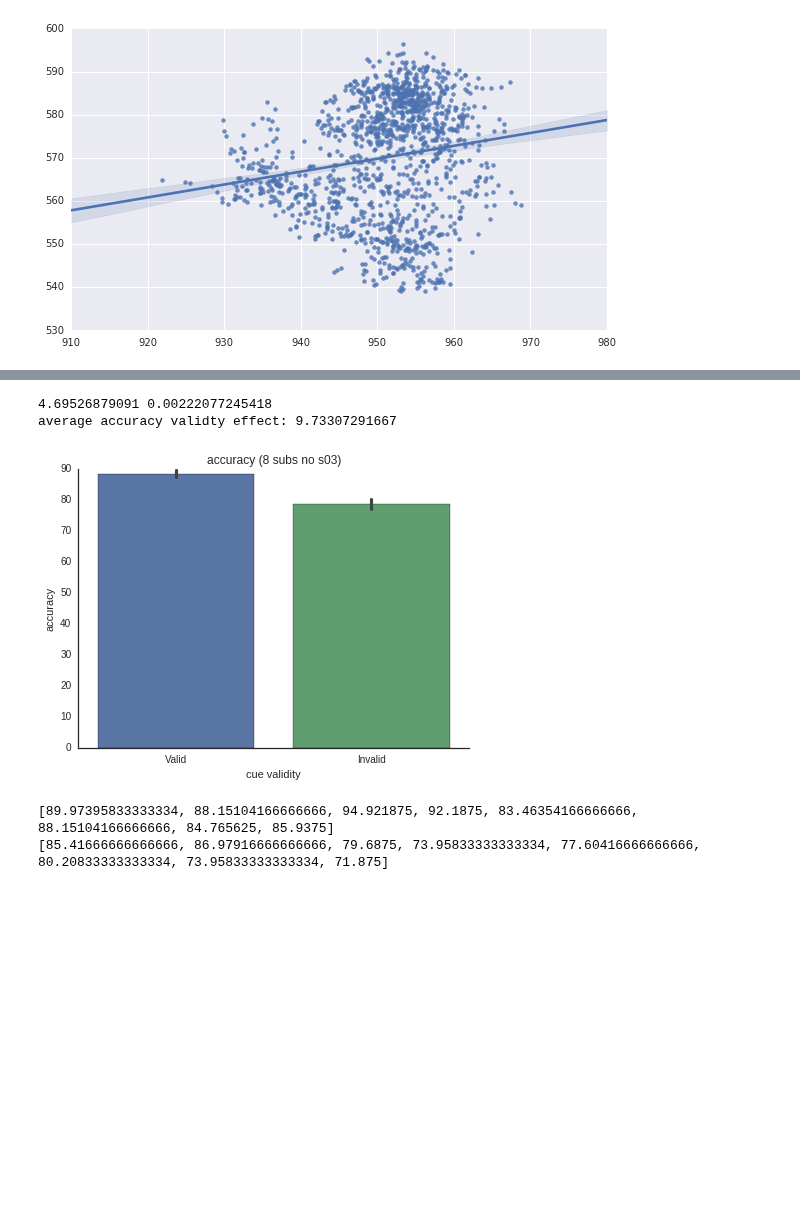
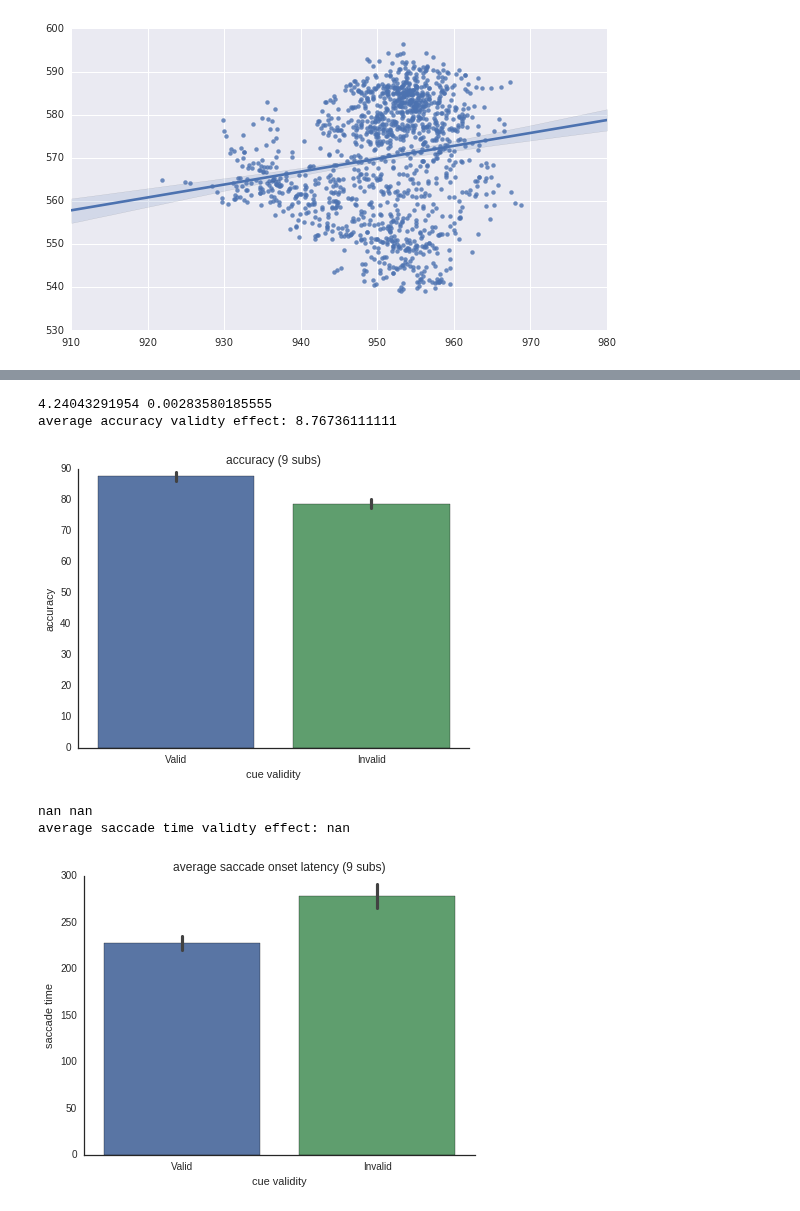
Before and after one commit to Nian-Jingqing/AttentionSaccade, a Jupyter notebook: AttentionSaccade_EyetrackerAnalysis.ipynb, the cells around one changed output, grey strips where cells are left out. Drawn from its saved outputs; the diff is of its cells as text; code cells hidden in the pictures; blank space fills up the shorter version.

```diff
--- a/AttentionSaccade_EyetrackerAnalysis.ipynb
+++ b/AttentionSaccade_EyetrackerAnalysis.ipynb
@@ -622,44 +582,18 @@ plotacc = pd.concat([accvaldf, accinvdf])
 plt.rcParams['figure.figsize'] = (7,5)
 
 statplot = sns.barplot(x=plotacc.Validity, y = plotacc.accuracy, ci = 68)
-statplot.set_title('accuracy (8 subs no s03)')
+statplot.set_title('accuracy (9 subs)')
 statplot.set_xlabel('cue validity')
 statplot.set_ylabel('accuracy')
 sns.despine()
-plt.savefig('./figures/barplot_meanAccuracy_8subs.png')
+plt.savefig('./figures/barplot_meanAccuracy_9subs.png')
 
 test = stats.ttest_rel(accval, accinv)
 print test.statistic, test.pvalue, '\n', 'average accuracy validty effect: %s' %np.mean(np.subtract(accval,accinv))
 # %% [output]
-4.69526879091 0.00222077245418
-average accuracy validty effect: 9.73307291667
+4.24043291954 0.00283580185555
+average accuracy validty effect: 8.76736111111
-[figure, old version]
+[figure, new version]
-# %%
-valids   = np.squeeze(np.array(valids))
-invalids = np.squeeze(np.array(invalids))
-id = sublist
-medianvaltimedf = pd.DataFrame(medianvaltime); medianvaltimedf['subid'] = id; medianvaltimedf['Validity'] = 'Valid'
-medianinvtimedf = pd.DataFrame(medianinvtime); medianinvtimedf['subid'] = id; medianinvtimedf['Validity'] = 'Invalid'
-medianvaltimedf.columns = ['ST', 'id', 'Validity']
-medianinvtimedf.columns = ['ST', 'id', 'Validity']
-plotting    = pd.concat([medianvaltimedf, medianinvtimedf]) #meanvaltime and meaninvtime still contain data
-
-# # # # # # # stats on saccade onset latency # # # # # # #
-plt.rcParams['figure.figsize']=(7,5)
-
-statplot = sns.barplot(x = plotting.Validity, y = plotting.ST, ci = 68)
-statplot.set_title('average saccade onset latency (8 subs, no s03)')
-statplot.set_xlabel('cue validity')
-statplot.set_ylabel('saccade time')
-sns.despine()
-plt.savefig('./figures/barplot_medianSaccadetime_9subs.png')
-
-
-test = stats.ttest_rel(medianvaltime, medianinvtime)
-print test.statistic, test.pvalue, '\n', 'average saccade time validty effect: %s' %np.mean(np.subtract(medianvaltime,medianinvtime))
-# %% [output]
-[89.97395833333334, 88.15104166666666, 94.921875, 92.1875, 83.46354166666666, 88.15104166666666, 84.765625, 85.9375]
-[85.41666666666666, 86.97916666666666, 79.6875, 73.95833333333334, 77.60416666666666, 80.20833333333334, 73.95833333333334, 71.875]
 # %%
 # this will need modifying slightly when the cell above is tweaked to allow for better/different selection of trials for analysis
 # e.g. sacval = [x for x in range(len(edat[isub])) if ..... and edat[isub][x]['behaviour']['CT_stable'] == 1] #only choose trials where fixation was maintained during the cue-target interval
@@ -697,34 +631,38 @@ for isub in range(len(edat)):
         valtrlz = [x for x in range(len(valtrls)) if np.isnan(valtrls[x])==False]
         invtrlz = [y for y in range(len(invtrls)) if np.isnan(invtrls[y])==False]
         for i in valtrlz:
             valtrials.append(valtrls[i])
         for i in invtrlz:
             invtrials.append(invtrls[i])
         medianvaltime.append(np.median(valtrials)); valids.append([valtrials])
         medianinvtime.append(np.median(invtrials)); invalids.append([invtrials])
 
 valids   = np.squeeze(np.array(valids))
 invalids = np.squeeze(np.array(invalids))
 id = sublist
 medianvaltimedf = pd.DataFrame(medianvaltime); medianvaltimedf['subid'] = id; medianvaltimedf['Validity'] = 'Valid'
 medianinvtimedf = pd.DataFrame(medianinvtime); medianinvtimedf['subid'] = id; medianinvtimedf['Validity'] = 'Invalid'
 medianvaltimedf.columns = ['ST', 'id', 'Validity']
 medianinvtimedf.columns = ['ST', 'id', 'Validity']
 plotting    = pd.concat([medianvaltimedf, medianinvtimedf]) #meanvaltime and meaninvtime still contain data
 
 # # # # # # # stats on saccade onset latency # # # # # # #
 plt.rcParams['figure.figsize']=(7,5)
 
 statplot = sns.barplot(x = plotting.Validity, y = plotting.ST, ci = 68)
-statplot.set_title('average saccade onset latency (8 subs, no s03)')
+statplot.set_title('average saccade onset latency (9 subs)')
 statplot.set_xlabel('cue validity')
 statplot.set_ylabel('saccade time')
 sns.despine()
 plt.savefig('./figures/barplot_medianSaccadetime_9subs.png')
 
 
 test = stats.ttest_rel(medianvaltime, medianinvtime)
 print test.statistic, test.pvalue, '\n', 'average saccade time validty effect: %s' %np.mean(np.subtract(medianvaltime,medianinvtime))
+# %% [output]
+nan nan
+average saccade time validty effect: nan
+[figure, added]
 # %%
 # plot figure showing individual subjects saccade latencies by validity
 
```
Also changed, not shown: parts of 13 cells of this notebook.
